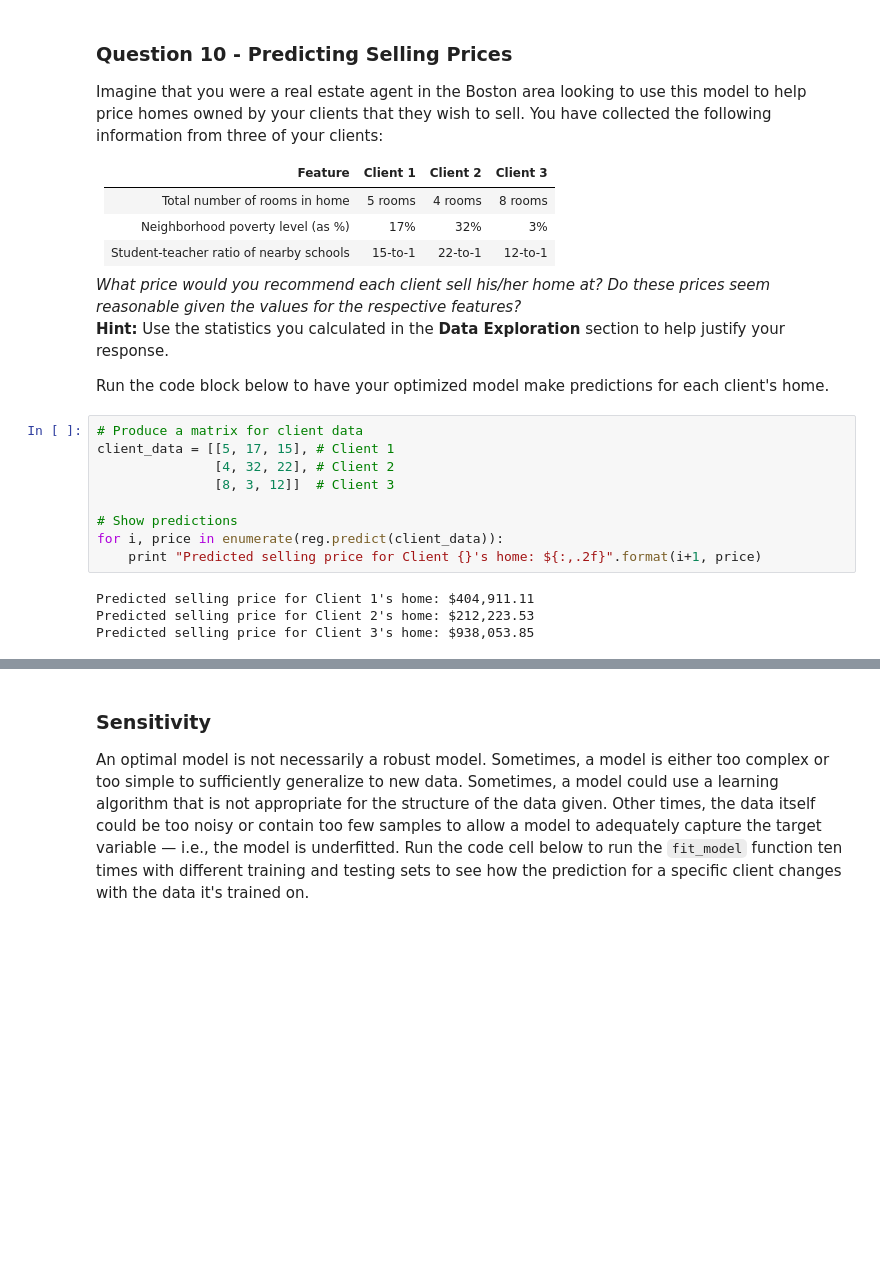
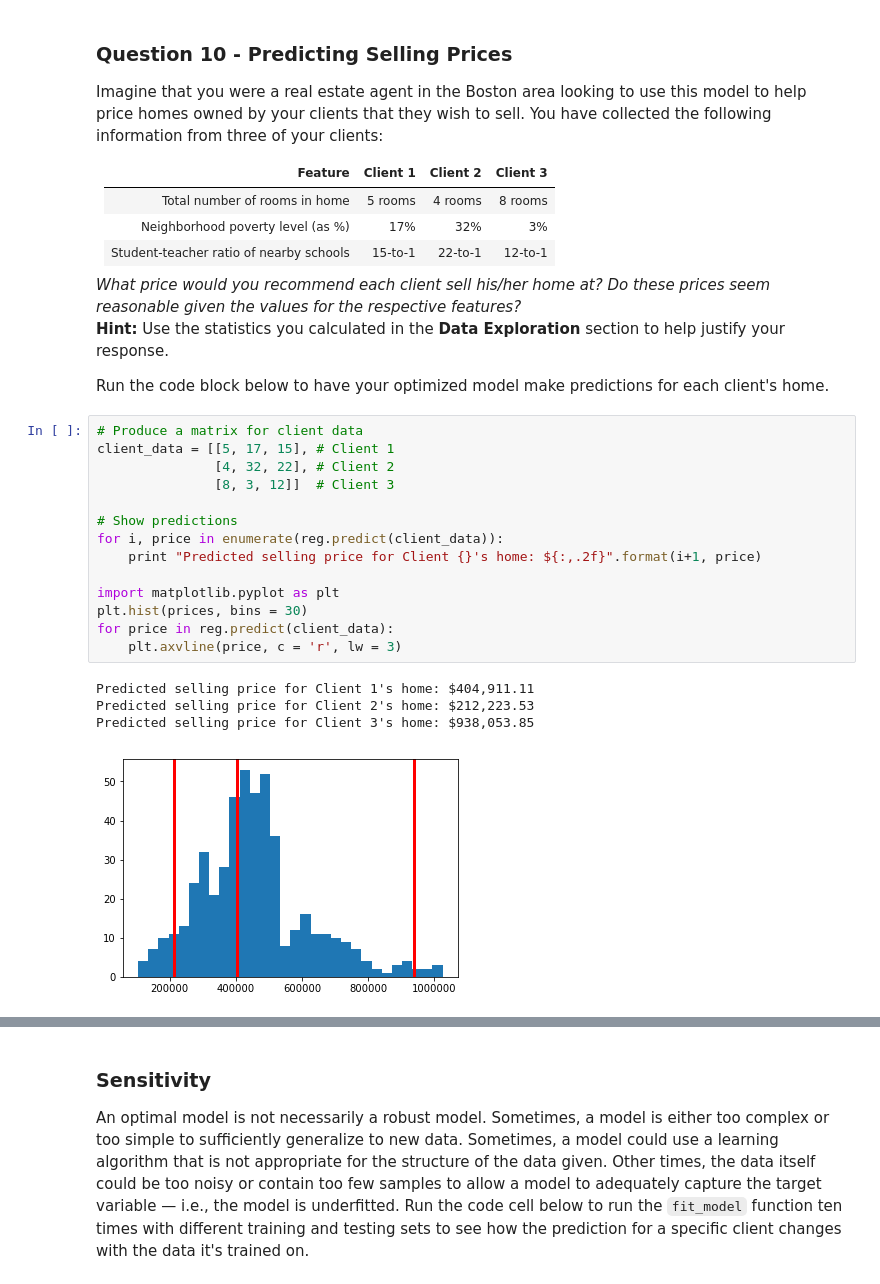
Before and after one commit to WeiyueSUN/Udacity, a Jupyter notebook: machine-learning/boston_housing/boston_housing.ipynb, the cells around one changed output, grey strips where cells are left out. Saved outputs shown, nothing was run; the diff lists cells and outputs as text; blank space fills up the shorter version.

```diff
--- a/machine-learning/boston_housing/boston_housing.ipynb
+++ b/machine-learning/boston_housing/boston_housing.ipynb
@@ -335,15 +347,21 @@ Run the code block below to have your optimized model make predictions for each
 # %%
 # Produce a matrix for client data
 client_data = [[5, 17, 15], # Client 1
                [4, 32, 22], # Client 2
                [8, 3, 12]]  # Client 3
 
 # Show predictions
 for i, price in enumerate(reg.predict(client_data)):
     print "Predicted selling price for Client {}'s home: ${:,.2f}".format(i+1, price)
+
+import matplotlib.pyplot as plt
+plt.hist(prices, bins = 30)
+for price in reg.predict(client_data):
+    plt.axvline(price, c = 'r', lw = 3)
 # %% [output]
 Predicted selling price for Client 1's home: $404,911.11
 Predicted selling price for Client 2's home: $212,223.53
 Predicted selling price for Client 3's home: $938,053.85
+[figure, added]
 # %% [markdown]
 **Answer: **
```
Also changed, not shown: parts of 11 cells of this notebook, 1 other file.
